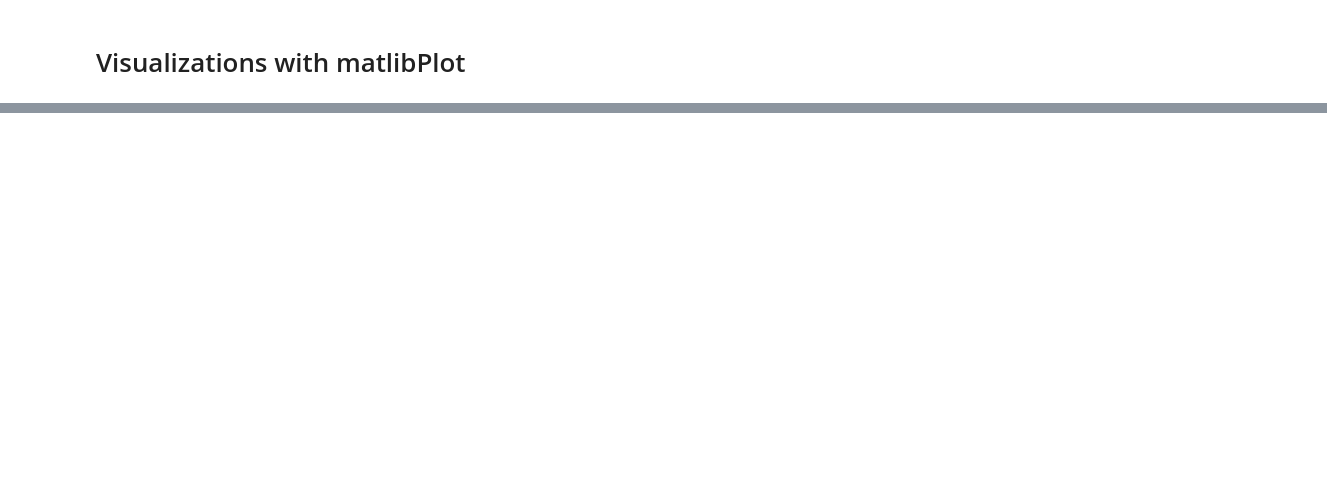
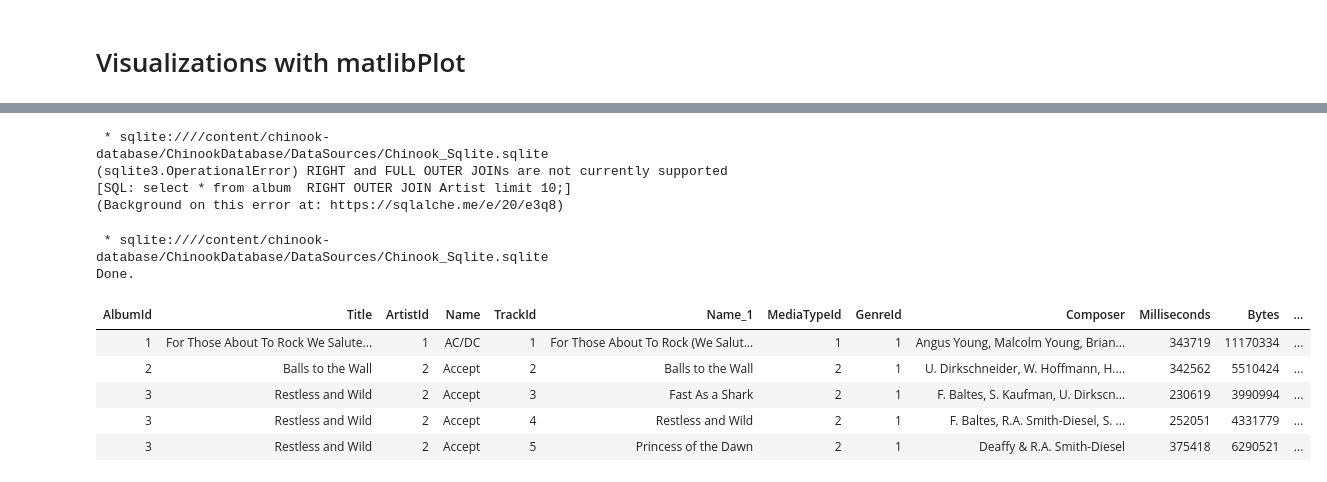
Before and after one commit to adigenova/uohdb, a Jupyter notebook: code/Chinook_db.ipynb, the cells around one changed output, grey strips where cells are left out. Saved outputs shown, nothing was run; the diff lists cells and outputs as text; code cells hidden in the pictures; blank space fills up the shorter version.

```diff
--- a/code/Chinook_db.ipynb
+++ b/code/Chinook_db.ipynb
@@ -113,0 +556,20 @@ Done.
+# %%
+%%sql
+select * from album  RIGHT OUTER JOIN Artist limit 10;
+# %% [output]
+ * sqlite:////content/chinook-database/ChinookDatabase/DataSources/Chinook_Sqlite.sqlite
+(sqlite3.OperationalError) RIGHT and FULL OUTER JOINs are not currently supported
+[SQL: select * from album  RIGHT OUTER JOIN Artist limit 10;]
+(Background on this error at: https://sqlalche.me/e/20/e3q8)
+# %%
+%%sql
+select * from album  JOIN Artist USING (artistId) JOIN Track USING (albumid) limit 5;
+# %% [output]
+ * sqlite:////content/chinook-database/ChinookDatabase/DataSources/Chinook_Sqlite.sqlite
+Done.
+| AlbumId | Title | ArtistId | Name | TrackId | Name_1 | MediaTypeId | GenreId | Composer | Milliseconds | Bytes | ... |
+| 1 | For Those About To Rock We Salute... | 1 | AC/DC | 1 | For Those About To Rock (We Salut... | 1 | 1 | Angus Young, Malcolm Young, Brian... | 343719 | 11170334 | ... |
+| 2 | Balls to the Wall | 2 | Accept | 2 | Balls to the Wall | 2 | 1 | U. Dirkschneider, W. Hoffmann, H.... | 342562 | 5510424 | ... |
+| 3 | Restless and Wild | 2 | Accept | 3 | Fast As a Shark | 2 | 1 | F. Baltes, S. Kaufman, U. Dirkscn... | 230619 | 3990994 | ... |
+| 3 | Restless and Wild | 2 | Accept | 4 | Restless and Wild | 2 | 1 | F. Baltes, R.A. Smith-Diesel, S. ... | 252051 | 4331779 | ... |
+| 3 | Restless and Wild | 2 | Accept | 5 | Princess of the Dawn | 2 | 1 | Deaffy & R.A. Smith-Diesel | 375418 | 6290521 | ... |
```
Also changed, not shown: parts of 59 cells of this notebook.
